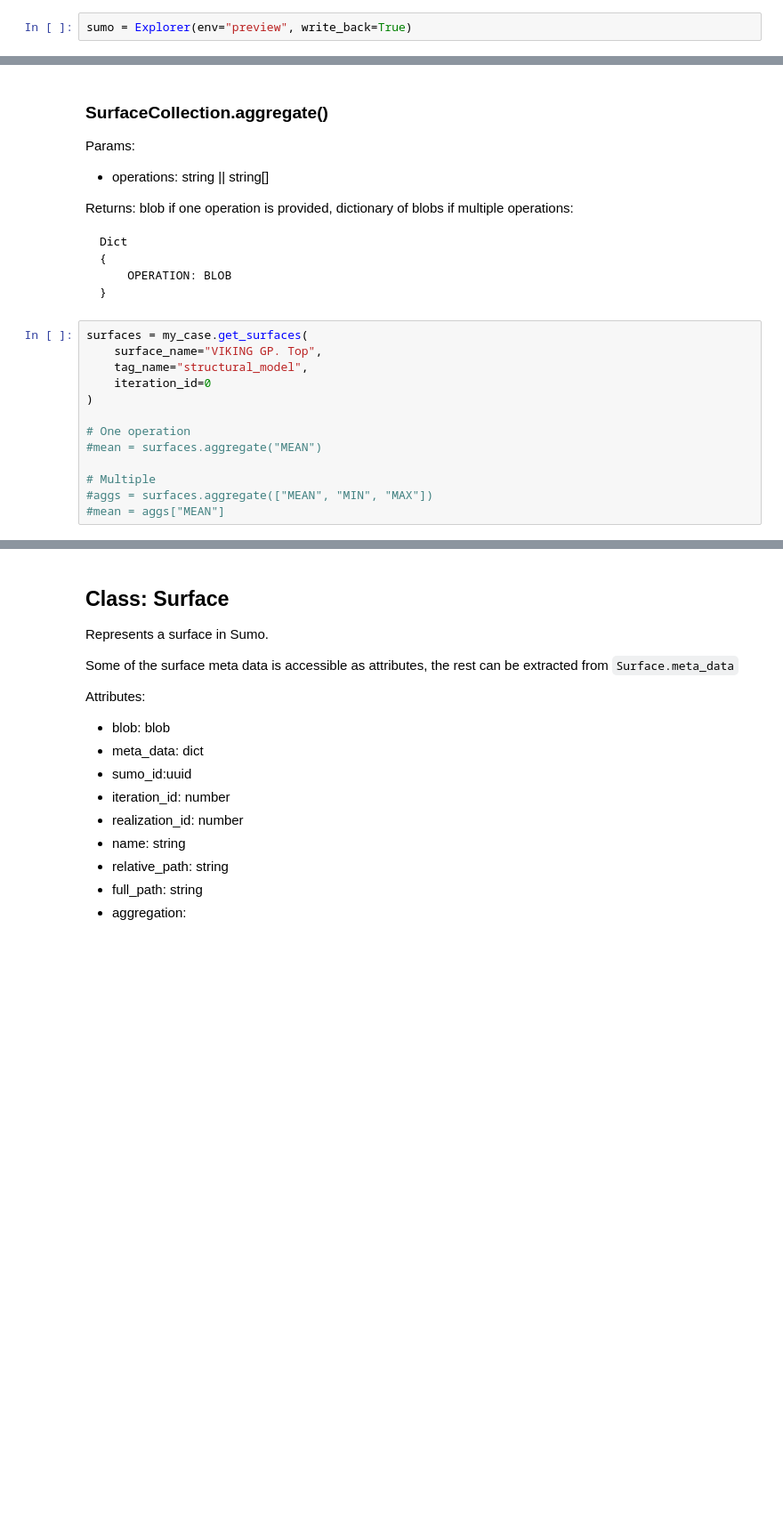
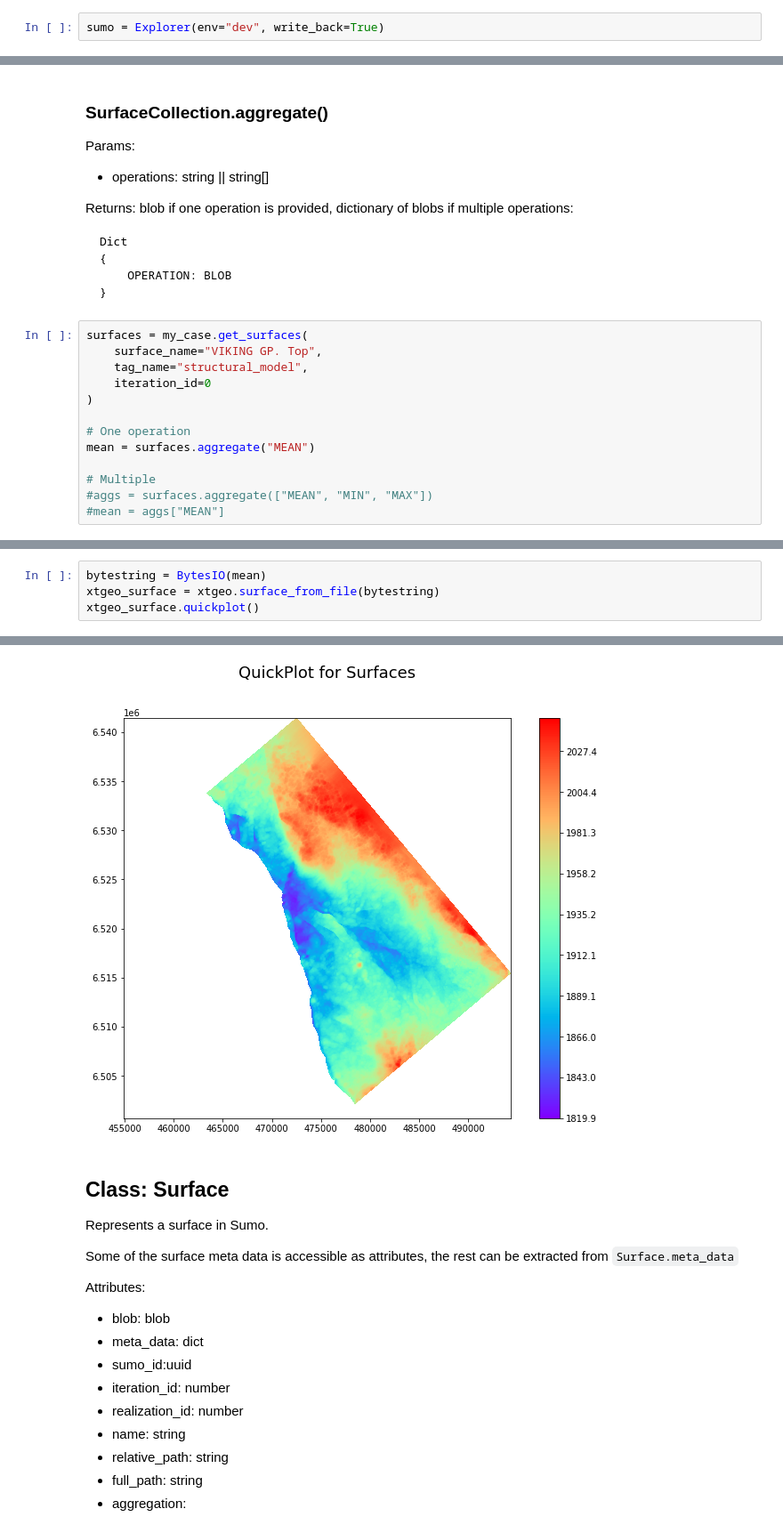
Before and after one commit to equinor/fmu-sumo, a Jupyter notebook: src/testing.ipynb, the cells around one changed output, grey strips where cells are left out. Shown at 89% size. Cells and saved outputs as stored; diff of their text form; blank space fills up the shorter version.

```diff
--- a/src/testing.ipynb
+++ b/src/testing.ipynb
@@ -38,5 +38,5 @@ Methods:
 - get_status()
 - get_cases()
 # %%
-sumo = Explorer(env="preview", write_back=True)
+sumo = Explorer(env="dev", write_back=True)
 # %% [output]
@@ -386,7 +399,7 @@ surfaces = my_case.get_surfaces(
 )
 
 # One operation
-#mean = surfaces.aggregate("MEAN")
+mean = surfaces.aggregate("MEAN")
 
 # Multiple
 #aggs = surfaces.aggregate(["MEAN", "MIN", "MAX"])
@@ -393,0 +414,5 @@ surfaces = my_case.get_surfaces(
+# %%
+bytestring = BytesIO(mean)
+xtgeo_surface = xtgeo.surface_from_file(bytestring)
+xtgeo_surface.quickplot()
+# %% [output]
@@ -394,3 +436,4 @@ surfaces = my_case.get_surfaces(
+[figure, added]
 # %% [markdown]
 ## Class: Surface
 Represents a surface in Sumo.
```
Also changed, not shown: parts of 11 cells of this notebook.
